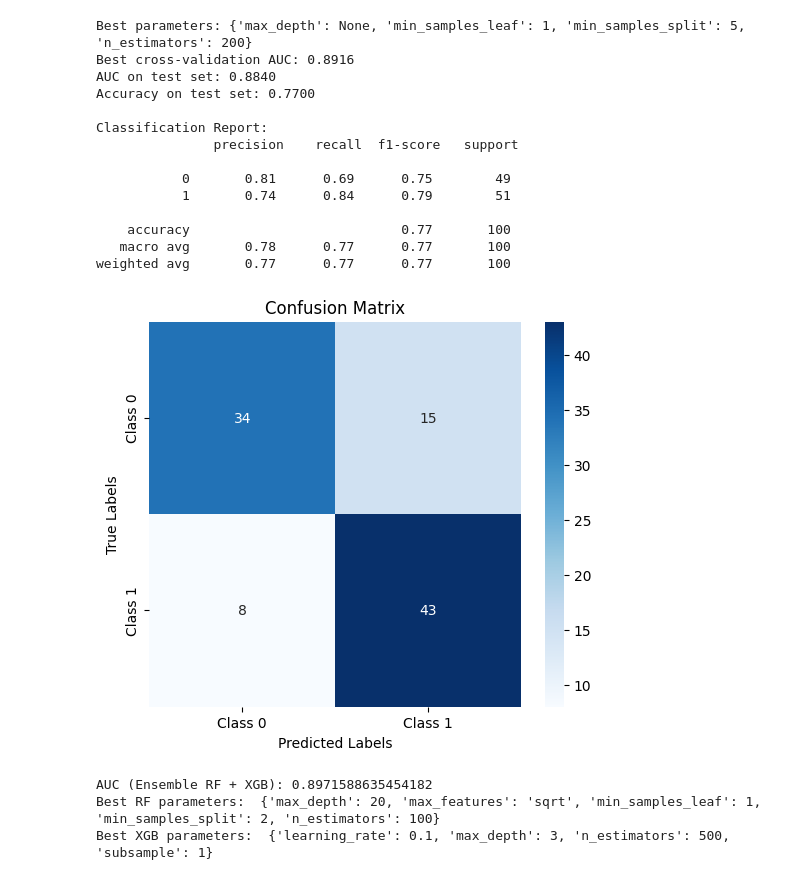
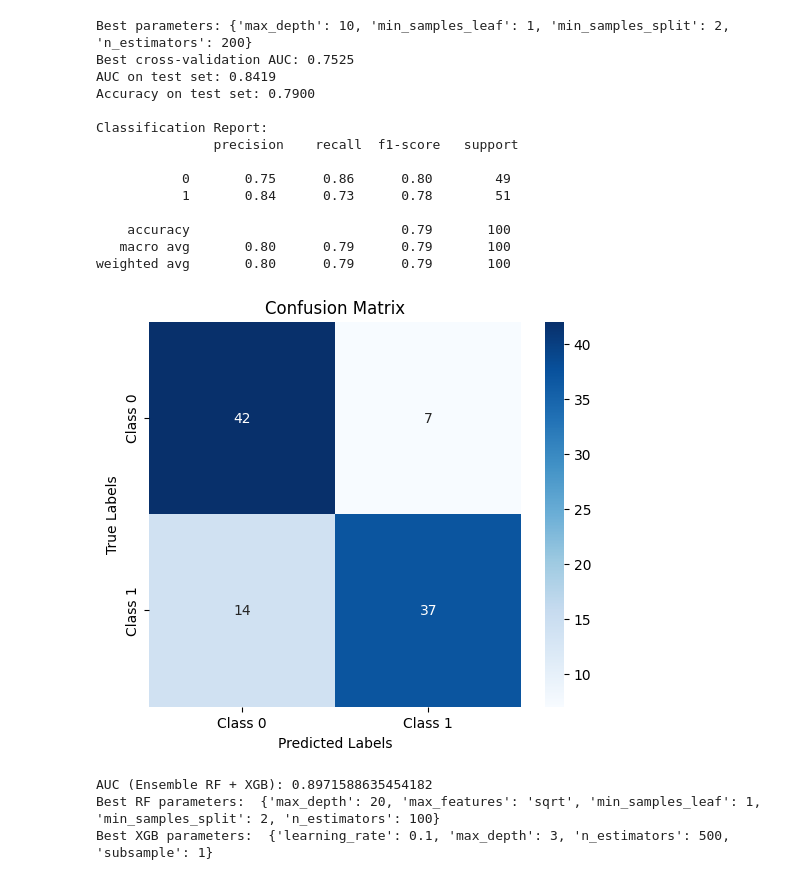
Before and after one commit to laiacoronas/predicting_dementia, a Jupyter notebook: code/models/conversasionals/FINALMODELTEXT.ipynb, the cells around one changed output. Saved outputs shown, nothing was run; the diff lists cells and outputs as text; code cells hidden in the pictures.

```diff
--- a/code/models/conversasionals/FINALMODELTEXT.ipynb
+++ b/code/models/conversasionals/FINALMODELTEXT.ipynb
@@ -2,17 +2,17 @@
 import numpy as np
 from sklearn.ensemble import RandomForestClassifier
 from sklearn.model_selection import train_test_split
-from sklearn.preprocessing import LabelEncoder
+from sklearn.preprocessing import LabelEncoder, StandardScaler
 from sklearn.feature_extraction.text import TfidfVectorizer
 from gensim.models import Word2Vec
 import pandas as pd
 #concatenando
-df = pd.read_csv("C:\\Users\\lclai\\Desktop\\data_dementia\\clean\\pitt_withoutwords.csv")
+df = pd.read_csv("C:\\Users\\lclai\\Desktop\\research LDIG\\data_dementia\\clean\\pitt_withoutwords.csv")
 df = df[(df['label'] == 0) | (df['label'] == 1)]
 
 df["sex"] = df["sex"].map({"M": 0, "F": 1})
-X_numeric = df[["age", "sex"]].values
-
+sex = df['sex'].to_numpy()
+age = df['age'].to_numpy().reshape(-1, 1)
 # TF-IDF
 vectorizer = TfidfVectorizer(max_features=5000)
 X_tfidf = vectorizer.fit_transform(df["clean_transcripts"]).toarray()
@@ -29,8 +29,13 @@ def get_word2vec_embedding(text, model):
 
 X_text_word2vec = np.array([get_word2vec_embedding(text, word2vec_model) for text in clean_text])
 
-# Concatenar
-X = np.hstack((X_numeric, X_tfidf, X_text_word2vec))
+
+#X = np.hstack((X_numeric, X_tfidf, X_text_word2vec))
+
+scaled = StandardScaler().fit_transform(np.hstack((age, X_text_word2vec)))
+
+X = np.column_stack((sex, scaled))
+
 y = LabelEncoder().fit_transform(df["label"])
 
 # Train-Test split
@@ -59,52 +64,52 @@ import seaborn as sns
 
 clf = RandomForestClassifier(random_state=42)
 param_grid = {
-    'n_estimators': [100, 200, 500],
-    'max_depth': [None, 10, 20, 30],
-    'min_samples_split': [2, 5, 10],
+    'n_estimators': [200, 500, 1000],
+    'max_depth': [None, 10, 20],
+    'min_samples_split': [2, 5],
     'min_samples_leaf': [1, 2, 4]
 }
 
 grid_search = GridSearchCV(clf, param_grid, cv=5, scoring='roc_auc', n_jobs=-1)
 grid_search.fit(X_train, y_train)
 
 best_clf = grid_search.best_estimator_
 
 y_pred = best_clf.predict(X_test)
 y_pred_proba = best_clf.predict_proba(X_test)[:, 1]
 
 auc_score = roc_auc_score(y_test, y_pred_proba)
 accuracy = accuracy_score(y_test, y_pred)
 
 print(f"Best parameters: {grid_search.best_params_}")
 print(f"Best cross-validation AUC: {grid_search.best_score_:.4f}")
 print(f"AUC on test set: {auc_score:.4f}")
 print(f"Accuracy on test set: {accuracy:.4f}")
 print("\nClassification Report:\n", classification_report(y_test, y_pred))
 
 cm = confusion_matrix(y_test, y_pred)
 plt.figure(figsize=(6, 5))
 sns.heatmap(cm, annot=True, fmt='d', cmap='Blues', xticklabels=['Class 0', 'Class 1'], yticklabels=['Class 0', 'Class 1'])
 plt.title('Confusion Matrix')
 plt.xlabel('Predicted Labels')
 plt.ylabel('True Labels')
 plt.show()
 # %% [output]
-Best parameters: {'max_depth': None, 'min_samples_leaf': 1, 'min_samples_split': 5, 'n_estimators': 200}
-Best cross-validation AUC: 0.8916
-AUC on test set: 0.8840
-Accuracy on test set: 0.7700
+Best parameters: {'max_depth': 10, 'min_samples_leaf': 1, 'min_samples_split': 2, 'n_estimators': 200}
+Best cross-validation AUC: 0.7525
+AUC on test set: 0.8419
+Accuracy on test set: 0.7900
 
 Classification Report:
                precision    recall  f1-score   support
 
-           0       0.81      0.69      0.75        49
-           1       0.74      0.84      0.79        51
+           0       0.75      0.86      0.80        49
+           1       0.84      0.73      0.78        51
 
-    accuracy                           0.77       100
-   macro avg       0.78      0.77      0.77       100
-weighted avg       0.77      0.77      0.77       100
+    accuracy                           0.79       100
+   macro avg       0.80      0.79      0.79       100
+weighted avg       0.80      0.79      0.79       100
-[figure, old version]
+[figure, new version]
 # %%
 import numpy as np
 import pandas as pd
```
Also changed, not shown: 3 other files.
